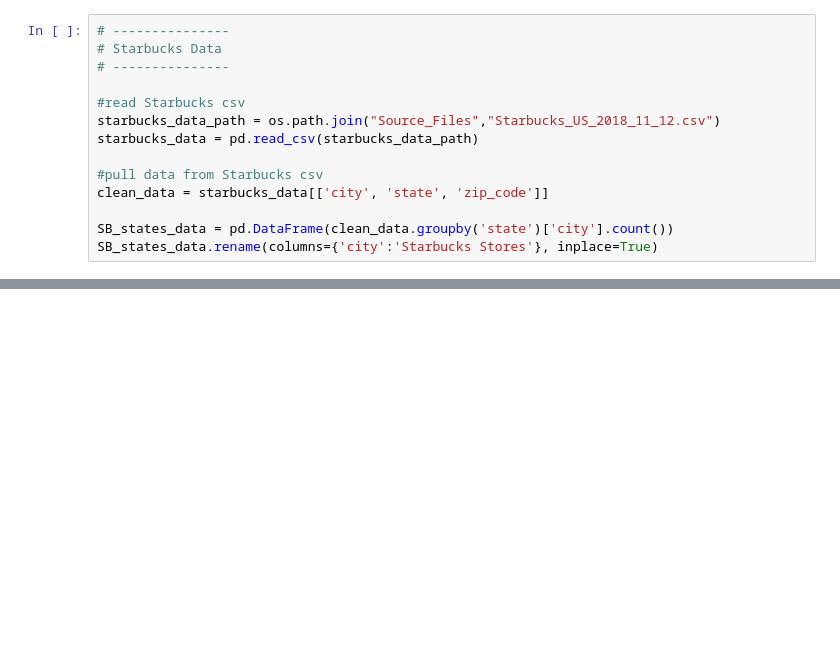
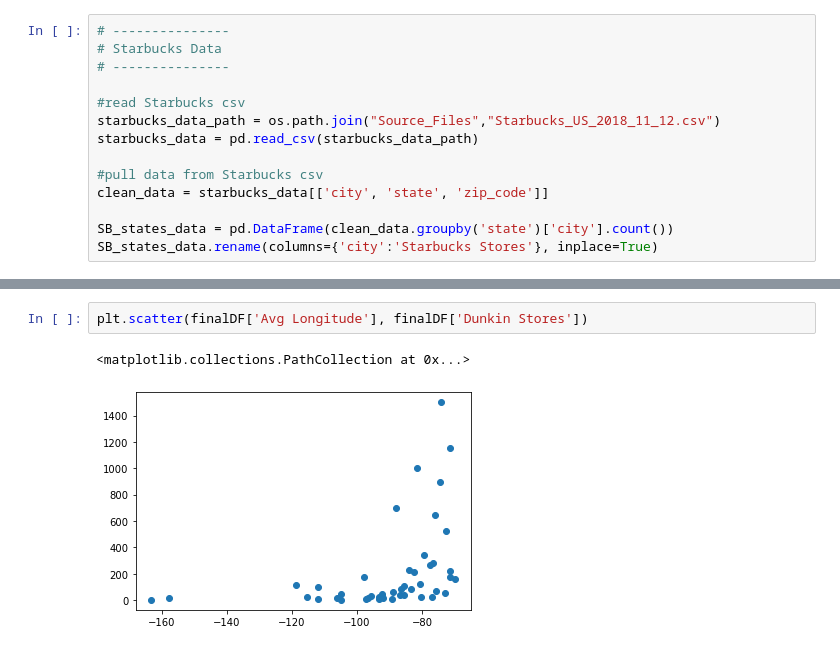
Before and after one commit to pjc0115/Project_1_Starbucks_vs_-Dunkin_Donuts, a Jupyter notebook: MainProjectCode.ipynb, the cells around one changed output, grey strips where cells are left out. Cells and saved outputs as stored; diff of their text form; blank space fills up the shorter version.

```diff
--- a/MainProjectCode.ipynb
+++ b/MainProjectCode.ipynb
@@ -185,0 +225,5 @@ finalDF
+# %%
+plt.scatter(finalDF['Avg Longitude'], finalDF['Dunkin Stores'])
+# %% [output]
+<matplotlib.collections.PathCollection at 0x...>
+[figure, added]
```
Also changed, not shown: parts of 11 cells of this notebook.
